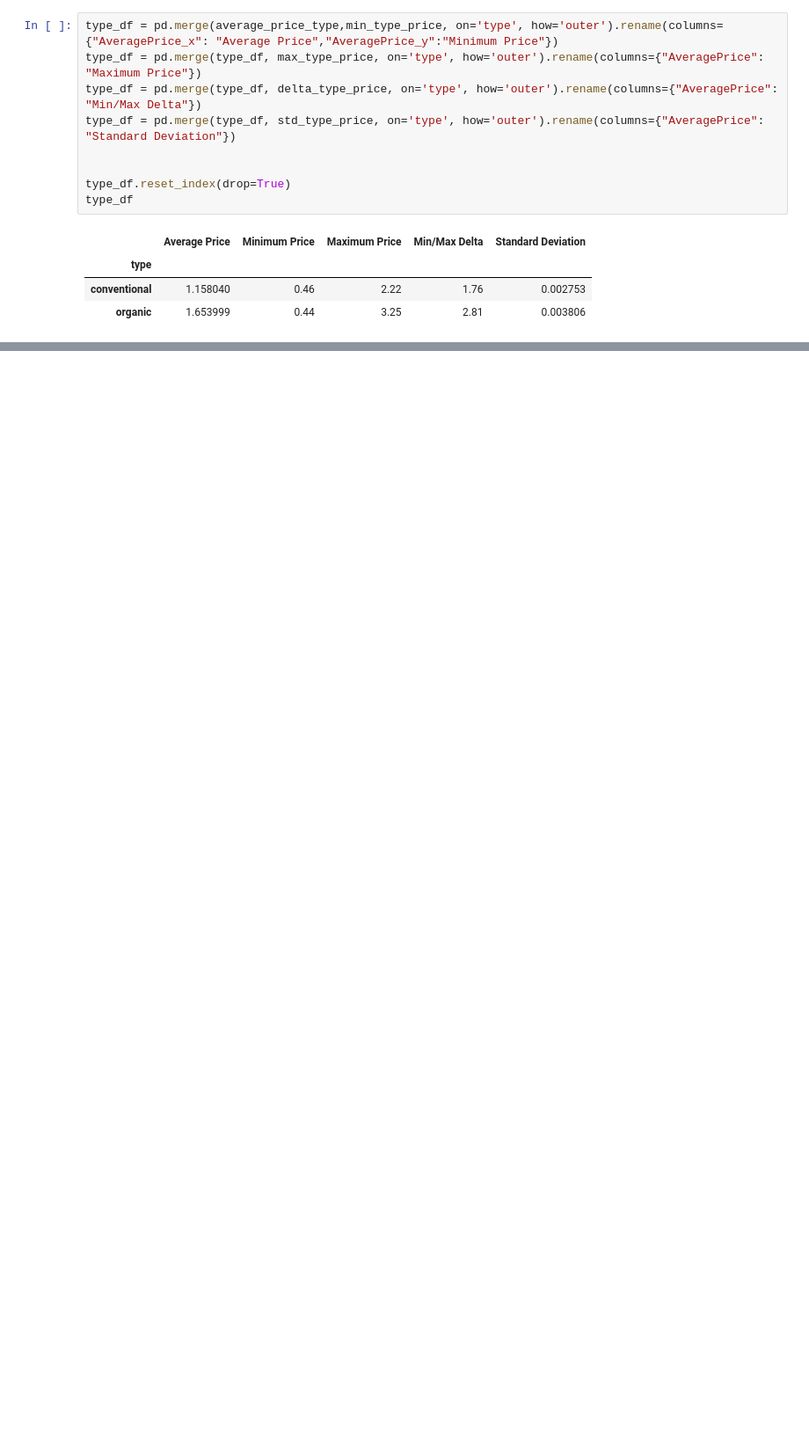
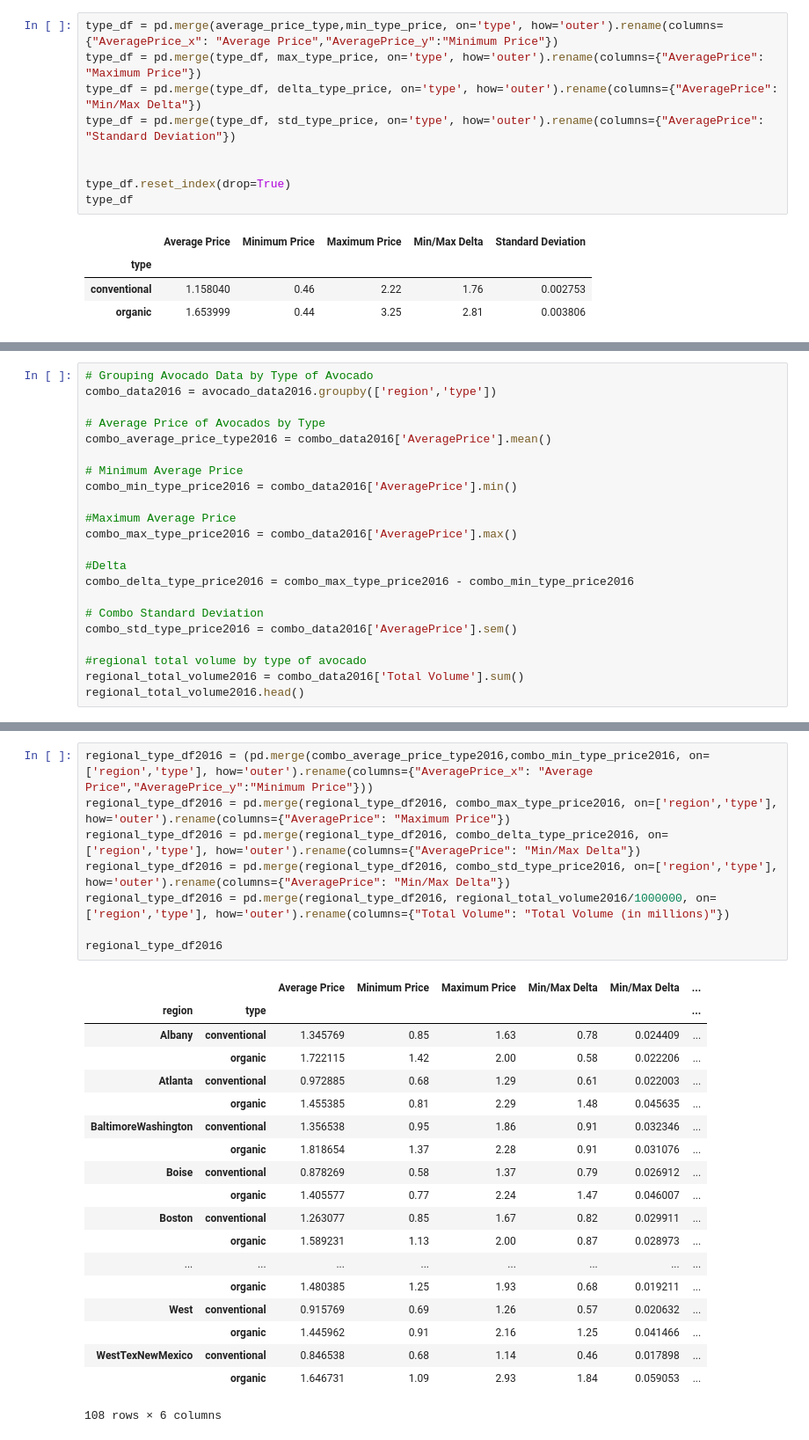
Before and after one commit to lourdesrm/AvocadoMadness, a Jupyter notebook: avocados.ipynb, the cells around one changed output, grey strips where cells are left out. Shown at 88% size. Cells and saved outputs as stored; diff of their text form; blank space fills up the shorter version.

```diff
--- a/avocados.ipynb
+++ b/avocados.ipynb
@@ -183,0 +438,22 @@ combo_df
+# %%
+# Grouping Avocado Data by Type of Avocado
+combo_data2016 = avocado_data2016.groupby(['region','type'])
+
+# Average Price of Avocados by Type
+combo_average_price_type2016 = combo_data2016['AveragePrice'].mean()
+
+# Minimum Average Price
+combo_min_type_price2016 = combo_data2016['AveragePrice'].min()
+
+#Maximum Average Price
+combo_max_type_price2016 = combo_data2016['AveragePrice'].max()
+
+#Delta
+combo_delta_type_price2016 = combo_max_type_price2016 - combo_min_type_price2016
+
+# Combo Standard Deviation
+combo_std_type_price2016 = combo_data2016['AveragePrice'].sem()
+
+#regional total volume by type of avocado
+regional_total_volume2016 = combo_data2016['Total Volume'].sum()
+regional_total_volume2016.head()
@@ -183,0 +468,28 @@ combo_df
+# %%
+regional_type_df2016 = (pd.merge(combo_average_price_type2016,combo_min_type_price2016, on=['region','type'], how='outer').rename(columns={"AveragePrice_x": "Average Price","AveragePrice_y":"Minimum Price"}))
+regional_type_df2016 = pd.merge(regional_type_df2016, combo_max_type_price2016, on=['region','type'], how='outer').rename(columns={"AveragePrice": "Maximum Price"})
+regional_type_df2016 = pd.merge(regional_type_df2016, combo_delta_type_price2016, on=['region','type'], how='outer').rename(columns={"AveragePrice": "Min/Max Delta"})
+regional_type_df2016 = pd.merge(regional_type_df2016, combo_std_type_price2016, on=['region','type'], how='outer').rename(columns={"AveragePrice": "Min/Max Delta"})
+regional_type_df2016 = pd.merge(regional_type_df2016, regional_total_volume2016/1000000, on=['region','type'], how='outer').rename(columns={"Total Volume": "Total Volume (in millions)"})
+
+regional_type_df2016
+# %% [output]
+|  |  | Average Price | Minimum Price | Maximum Price | Min/Max Delta | Min/Max Delta | ... |
+| region | type |  |  |  |  |  | ... |
+| Albany | conventional | 1.345769 | 0.85 | 1.63 | 0.78 | 0.024409 | ... |
+|  | organic | 1.722115 | 1.42 | 2.00 | 0.58 | 0.022206 | ... |
+| Atlanta | conventional | 0.972885 | 0.68 | 1.29 | 0.61 | 0.022003 | ... |
+|  | organic | 1.455385 | 0.81 | 2.29 | 1.48 | 0.045635 | ... |
+| BaltimoreWashington | conventional | 1.356538 | 0.95 | 1.86 | 0.91 | 0.032346 | ... |
+|  | organic | 1.818654 | 1.37 | 2.28 | 0.91 | 0.031076 | ... |
+| Boise | conventional | 0.878269 | 0.58 | 1.37 | 0.79 | 0.026912 | ... |
+|  | organic | 1.405577 | 0.77 | 2.24 | 1.47 | 0.046007 | ... |
+| Boston | conventional | 1.263077 | 0.85 | 1.67 | 0.82 | 0.029911 | ... |
+|  | organic | 1.589231 | 1.13 | 2.00 | 0.87 | 0.028973 | ... |
+| ... | ... | ... | ... | ... | ... | ... | ... |
+|  | organic | 1.480385 | 1.25 | 1.93 | 0.68 | 0.019211 | ... |
+| West | conventional | 0.915769 | 0.69 | 1.26 | 0.57 | 0.020632 | ... |
+|  | organic | 1.445962 | 0.91 | 2.16 | 1.25 | 0.041466 | ... |
+| WestTexNewMexico | conventional | 0.846538 | 0.68 | 1.14 | 0.46 | 0.017898 | ... |
+|  | organic | 1.646731 | 1.09 | 2.93 | 1.84 | 0.059053 | ... |
+108 rows × 6 columns
```
Also changed, not shown: parts of 19 cells of this notebook, 6 other files.
